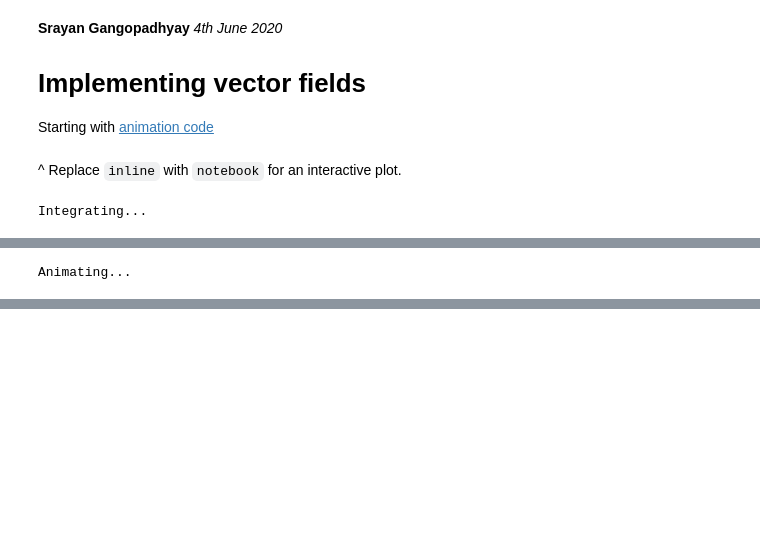
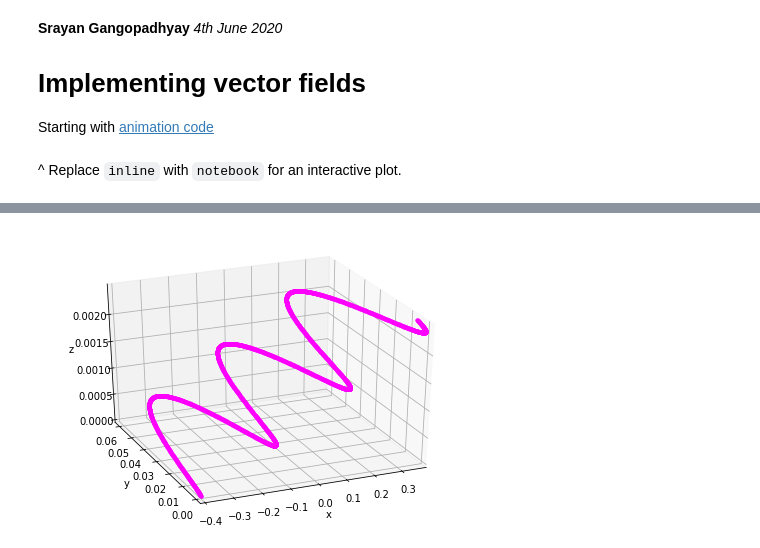
Before and after one commit to sgango/Y1-Project, a Jupyter notebook: ntbks/6_vecfields.ipynb, the cells around one changed output, grey strips where cells are left out. Saved outputs shown, nothing was run; the diff lists cells and outputs as text; code cells hidden in the pictures; blank space fills up the shorter version.

Commit message:
Fix animation on/off switch
 - Needed to call display() to show HTML video from
   inside if/else statement

```diff
--- a/ntbks/6_vecfields.ipynb
+++ b/ntbks/6_vecfields.ipynb
@@ -20,7 +20,7 @@ import numpy as np
 import matplotlib.pyplot as plt
 from mpl_toolkits.mplot3d import Axes3D
 import matplotlib.animation as animation
-from IPython.display import HTML  # to display in notebook
+from IPython.display import HTML, display  # to display in notebook
 
 # PARAMETERS
 r0 = [-0.4, 0, 0]  # initial position
@@ -29,8 +29,9 @@ B = [0, 0, 0.8]  # magnetic field
 E = [0, 2.5e6, 0]  # electric field
 q, m = 1.6e-19, 1.67e-27  # charge, mass
 h = 1e-10  # step size
-end = h * 3000  # t-value to stop integration
+end = h * 2500  # t-value to stop integration
 size = [10,10,10]  # simulation dimensions
+anim = False  # switch animation on/off
 
 def lorentz(vel):  # returns acceleration
     return (q/m)*(E+np.cross(vel, B))
@@ -105,7 +106,9 @@ ax.set_xlim3d(np.amin(r[0]), np.amax(r[0]))  # auto-scale axes
 ax.set_ylim3d(np.amin(r[1]), np.amax(r[1]))
 ax.set_zlim3d(np.amin(r[2]), np.amax(r[2]))
 
-animation = animation.FuncAnimation(fig, animate, frames=175, interval=200, blit=False, repeat=False)
-HTML(animation.to_html5_video())
+if not anim:
+    ax.plot3D(r[0], r[1], r[2], '.', color='magenta')
+else:
+    animation = animation.FuncAnimation(fig, animate, frames=100, interval=200, blit=False, repeat=False)
+    display(HTML(animation.to_html5_video()))
 # %% [output]
-Integrating...
@@ -114 +114,0 @@ Integrating...
-Animating...
@@ -115,0 +115 @@ Animating...
+[figure, added]
```
Also changed, not shown: parts of 1 cell of this notebook.
